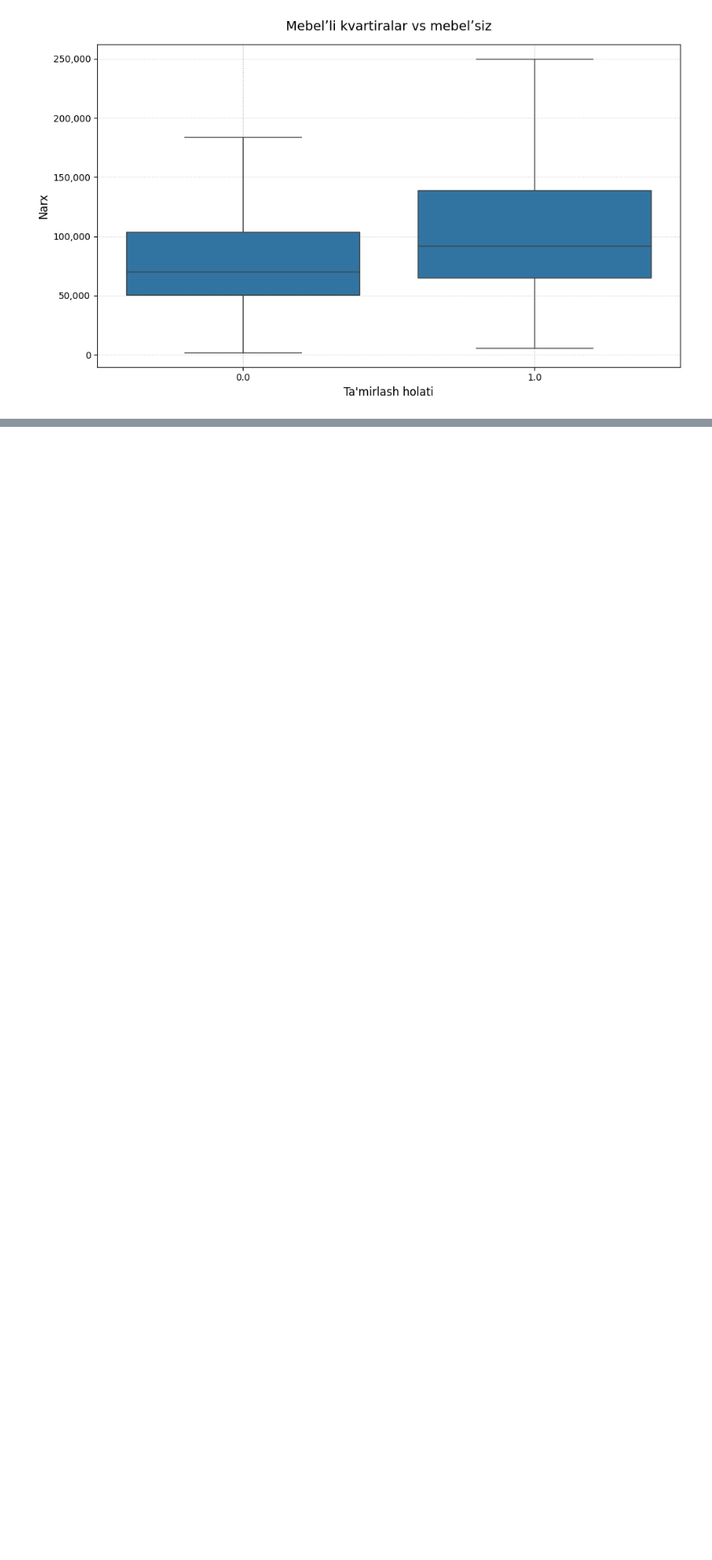
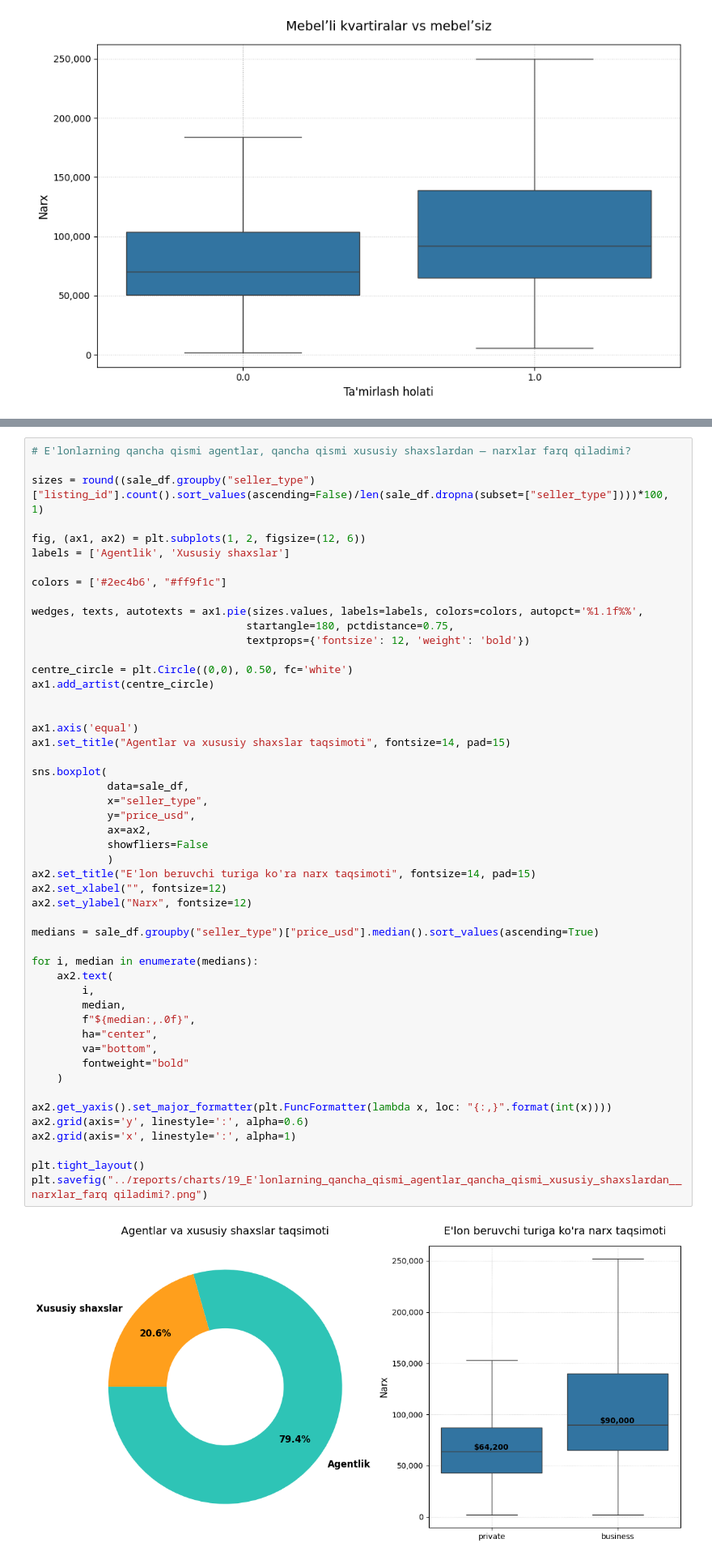
Before and after one commit to Javoh20111/Tashkent-apartment-analysis, a Jupyter notebook: notebooks/2_data_analysis.ipynb, the cells around one changed output, grey strips where cells are left out. Shown at 81% size. Cells and saved outputs as stored; diff of their text form; blank space fills up the shorter version.

```diff
--- a/notebooks/2_data_analysis.ipynb
+++ b/notebooks/2_data_analysis.ipynb
@@ -798,0 +838,52 @@ plt.savefig("../reports/charts/17_Mebelʼli kvartiralar vs mebelʼsiz.png")
+# %%
+# E'lonlarning qancha qismi agentlar, qancha qismi xususiy shaxslardan — narxlar farq qiladimi?
+
+sizes = round((sale_df.groupby("seller_type")["listing_id"].count().sort_values(ascending=False)/len(sale_df.dropna(subset=["seller_type"])))*100, 1)
+
+fig, (ax1, ax2) = plt.subplots(1, 2, figsize=(12, 6))
+labels = ['Agentlik', 'Xususiy shaxslar']
+
+colors = ['#2ec4b6', "#ff9f1c"]
+
+wedges, texts, autotexts = ax1.pie(sizes.values, labels=labels, colors=colors, autopct='%1.1f%%',
+                                  startangle=180, pctdistance=0.75,
+                                  textprops={'fontsize': 12, 'weight': 'bold'})
+
+centre_circle = plt.Circle((0,0), 0.50, fc='white')
+ax1.add_artist(centre_circle)
+
+
+ax1.axis('equal')
+ax1.set_title("Agentlar va xususiy shaxslar taqsimoti", fontsize=14, pad=15)
+
+sns.boxplot(
+            data=sale_df,
+            x="seller_type",
+            y="price_usd",
+            ax=ax2,
+            showfliers=False
+            )
+ax2.set_title("E'lon beruvchi turiga ko'ra narx taqsimoti", fontsize=14, pad=15)
+ax2.set_xlabel("", fontsize=12)
+ax2.set_ylabel("Narx", fontsize=12)
+
+medians = sale_df.groupby("seller_type")["price_usd"].median().sort_values(ascending=True)
+
+for i, median in enumerate(medians):
+    ax2.text(
+        i,
+        median,
+        f"${median:,.0f}",
+        ha="center",
+        va="bottom",
+        fontweight="bold"
+    )
+
+ax2.get_yaxis().set_major_formatter(plt.FuncFormatter(lambda x, loc: "{:,}".format(int(x))))
+ax2.grid(axis='y', linestyle=':', alpha=0.6)
+ax2.grid(axis='x', linestyle=':', alpha=1)
+
+plt.tight_layout()
+plt.savefig("../reports/charts/19_E'lonlarning_qancha_qismi_agentlar_qancha_qismi_xususiy_shaxslardan__narxlar_farq qiladimi?.png")
+# %% [output]
+[figure, added]
```
Also changed, not shown: parts of 3 cells of this notebook, 3 other files.
